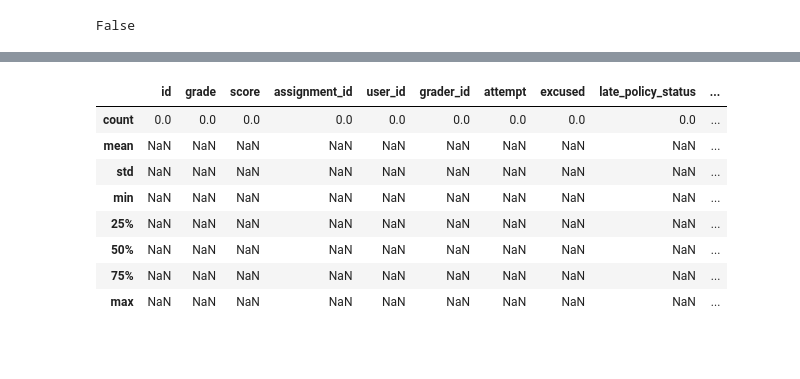
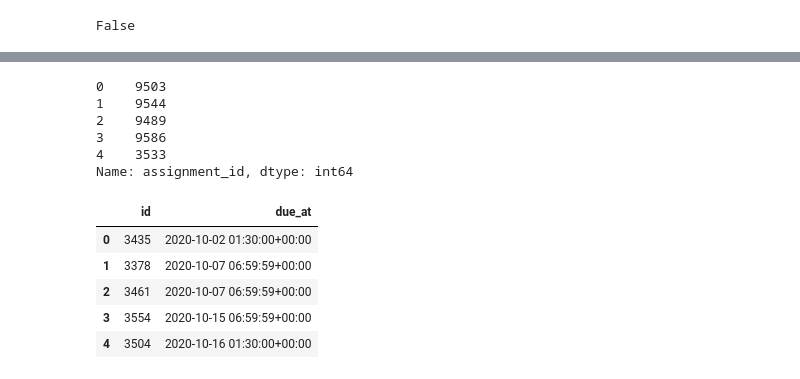
Before and after one commit to GwenStacey/Canvas-Data, a Jupyter notebook: canvas_data/testing.ipynb, the cells around one changed output, grey strips where cells are left out. Saved outputs shown, nothing was run; the diff lists cells and outputs as text; code cells hidden in the pictures; blank space fills up the shorter version.

```diff
--- a/canvas_data/testing.ipynb
+++ b/canvas_data/testing.ipynb
@@ -216,12 +216,18 @@ miss_grded_df = grades_df.merge(missing_df)
-# %%
-miss_grded_df.describe()
-# %% [output]
-|  | id | grade | score | assignment_id | user_id | grader_id | attempt | excused | late_policy_status | ... |
-| count | 0.0 | 0.0 | 0.0 | 0.0 | 0.0 | 0.0 | 0.0 | 0.0 | 0.0 | ... |
-| mean | NaN | NaN | NaN | NaN | NaN | NaN | NaN | NaN | NaN | ... |
-| std | NaN | NaN | NaN | NaN | NaN | NaN | NaN | NaN | NaN | ... |
-| min | NaN | NaN | NaN | NaN | NaN | NaN | NaN | NaN | NaN | ... |
-| 25% | NaN | NaN | NaN | NaN | NaN | NaN | NaN | NaN | NaN | ... |
-| 50% | NaN | NaN | NaN | NaN | NaN | NaN | NaN | NaN | NaN | ... |
-| 75% | NaN | NaN | NaN | NaN | NaN | NaN | NaN | NaN | NaN | ... |
-| max | NaN | NaN | NaN | NaN | NaN | NaN | NaN | NaN | NaN | ... |
+# %%
+grades_df['assignment_id'].head()
+# %% [output]
+0    9503
+1    9544
+2    9489
+3    9586
+4    3533
+Name: assignment_id, dtype: int64
+# %%
+missing_df[['id', 'due_at']].head()
+# %% [output]
+|  | id | due_at |
+| 0 | 3435 | 2020-10-02 01:30:00+00:00 |
+| 1 | 3378 | 2020-10-07 06:59:59+00:00 |
+| 2 | 3461 | 2020-10-07 06:59:59+00:00 |
+| 3 | 3554 | 2020-10-15 06:59:59+00:00 |
+| 4 | 3504 | 2020-10-16 01:30:00+00:00 |
```
Also changed, not shown: parts of 15 cells of this notebook, 3 other files.
